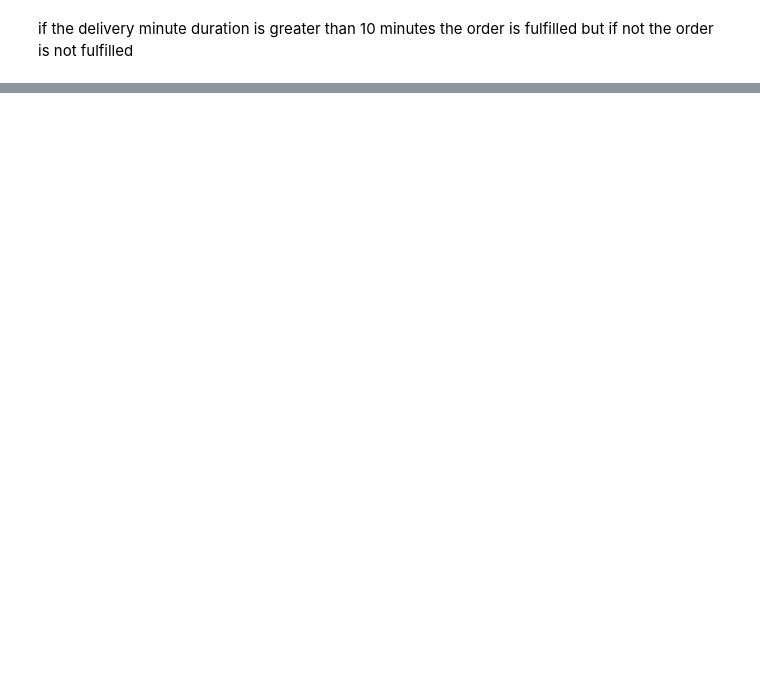
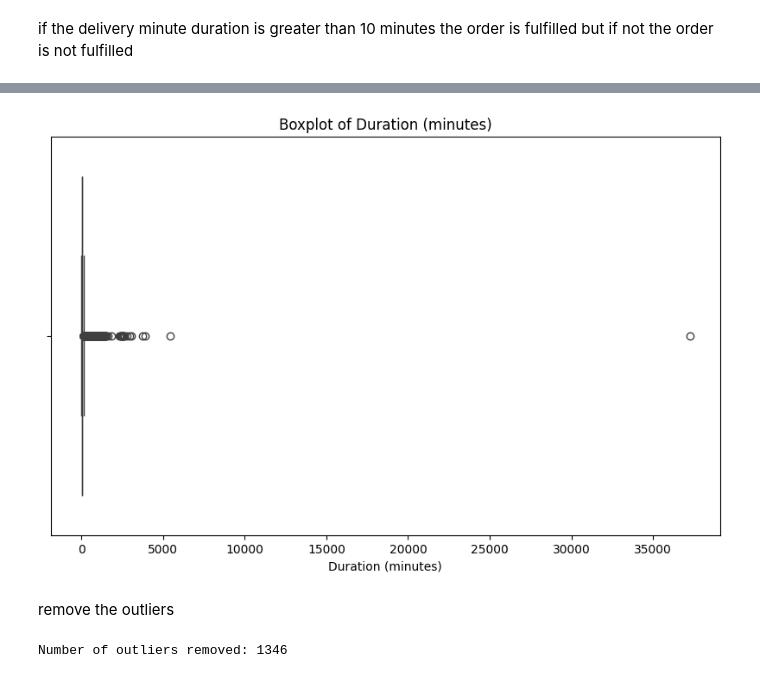
Before and after one commit to mahbubah/Logistic_optimization_Causal_Inference, a Jupyter notebook: notebooks/EDA_delivery_requests.ipynb, the cells around one changed output, grey strips where cells are left out. Drawn from its saved outputs; the diff is of its cells as text; code cells hidden in the pictures; blank space fills up the shorter version.

```diff
--- a/notebooks/EDA_delivery_requests.ipynb
+++ b/notebooks/EDA_delivery_requests.ipynb
@@ -402,0 +436,34 @@ clean_merged_df
+# %%
+import matplotlib.pyplot as plt
+import seaborn as sns
+
+# Assuming your DataFrame is named df
+plt.figure(figsize=(10, 6))
+sns.boxplot(x=clean_merged_df['duration_min'])
+plt.title('Boxplot of Duration (minutes)')
+plt.xlabel('Duration (minutes)')
+plt.show()
+# %% [output]
+[figure, added]
+# %% [markdown]
+remove the outliers
+# %%
+# Calculate the interquartile range (IQR)
+Q1 = clean_merged_df['duration_min'].quantile(0.25)
+Q3 = clean_merged_df['duration_min'].quantile(0.75)
+IQR = Q3 - Q1
+
+# Define the lower and upper bounds for outliers
+lower_bound = Q1 - 1.5 * IQR
+upper_bound = Q3 + 1.5 * IQR
+
+# Filter the DataFrame to exclude outliers
+filtered_df = clean_merged_df[(clean_merged_df['duration_min'] >= lower_bound) & (clean_merged_df['duration_min'] <= upper_bound)]
+
+# Print the number of rows removed
+print("Number of outliers removed:", len(clean_merged_df) - len(filtered_df))
+
+# Optionally, you can reset the index of the filtered DataFrame
+filtered_df.reset_index(drop=True, inplace=True)
+# %% [output]
+Number of outliers removed: 1346
```
Also changed, not shown: parts of 18 cells of this notebook, 1 other file.
